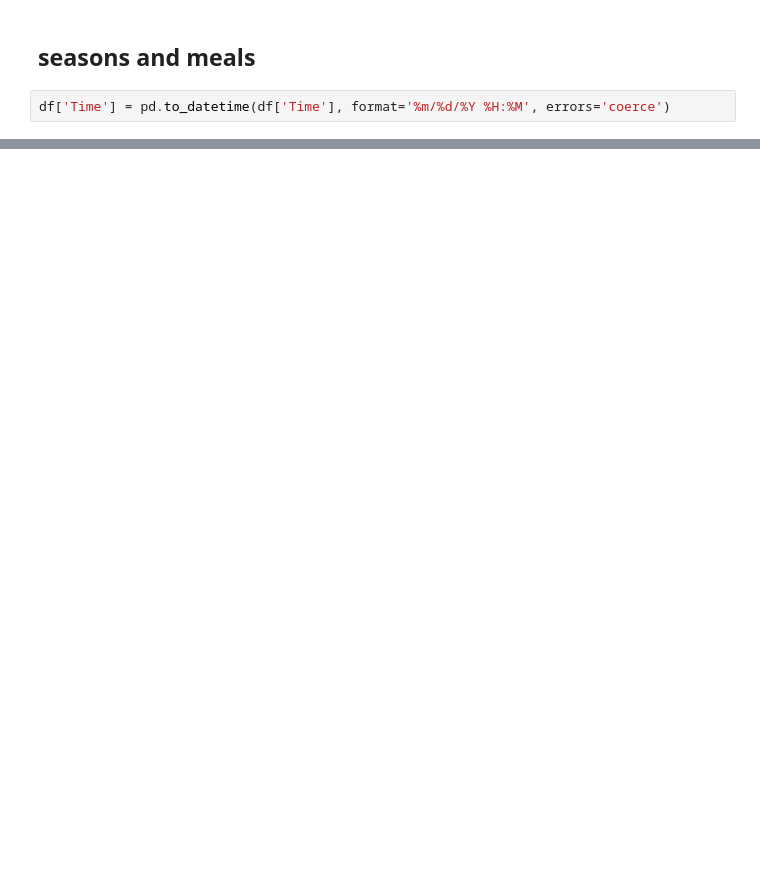
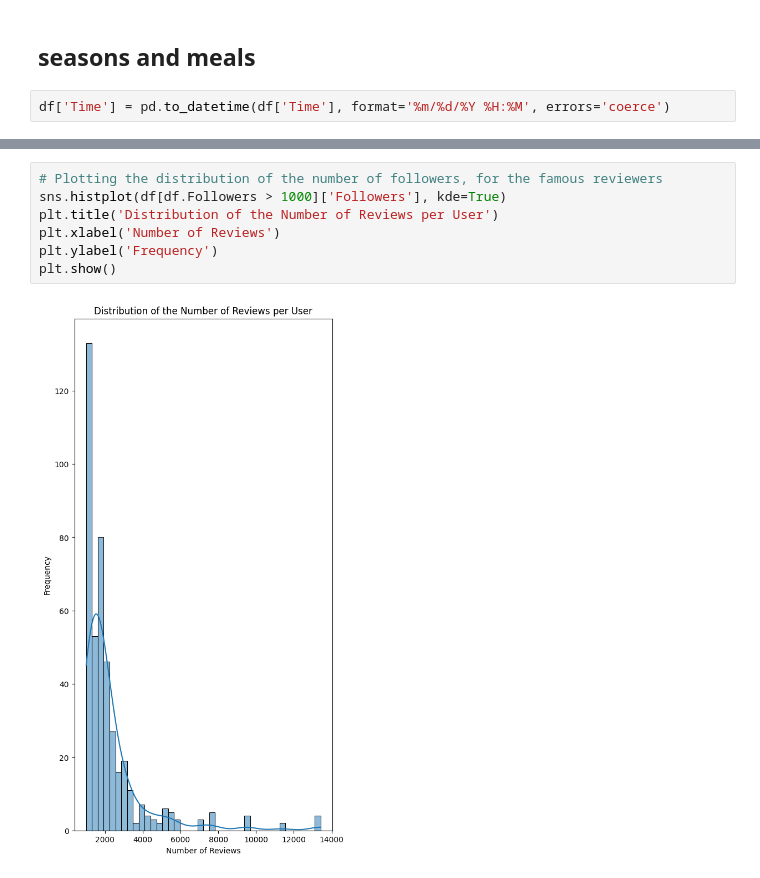
Before and after one commit to Abdo-199/10000_Restaurant_reviews, a Jupyter notebook: eda_resturant.ipynb, the cells around one changed output, grey strips where cells are left out. Saved outputs shown, nothing was run; the diff lists cells and outputs as text; blank space fills up the shorter version.

```diff
--- a/eda_resturant.ipynb
+++ b/eda_resturant.ipynb
@@ -307,0 +284,9 @@ Relationship between the number of reviews by a user and the average rating they
+# %%
+# Plotting the distribution of the number of followers, for the famous reviewers
+sns.histplot(df[df.Followers > 1000]['Followers'], kde=True)
+plt.title('Distribution of the Number of Reviews per User')
+plt.xlabel('Number of Reviews')
+plt.ylabel('Frequency')
+plt.show()
+# %% [output]
+[figure, added]
```
Also changed, not shown: parts of 101 cells of this notebook, 2 other files.
